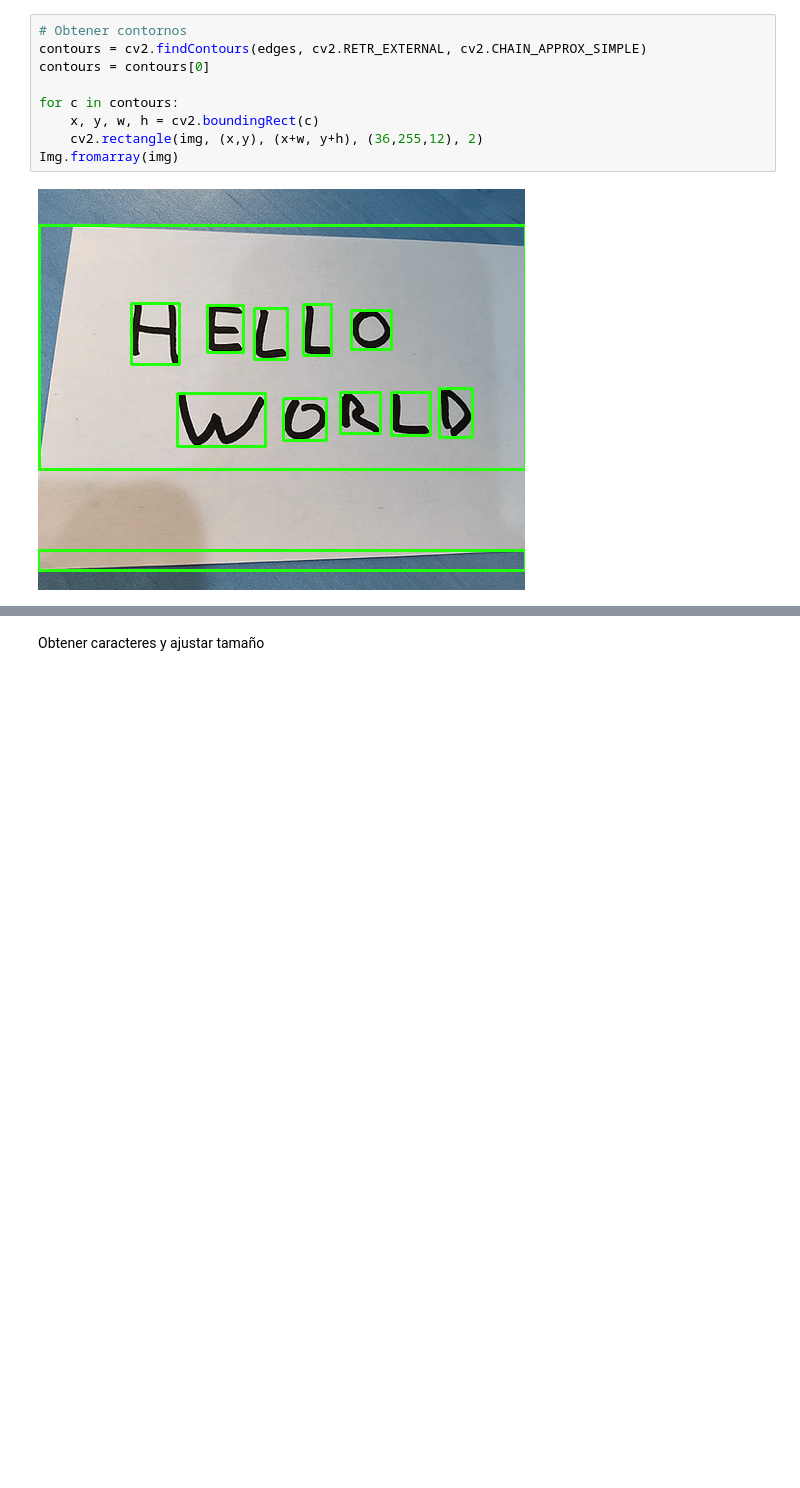
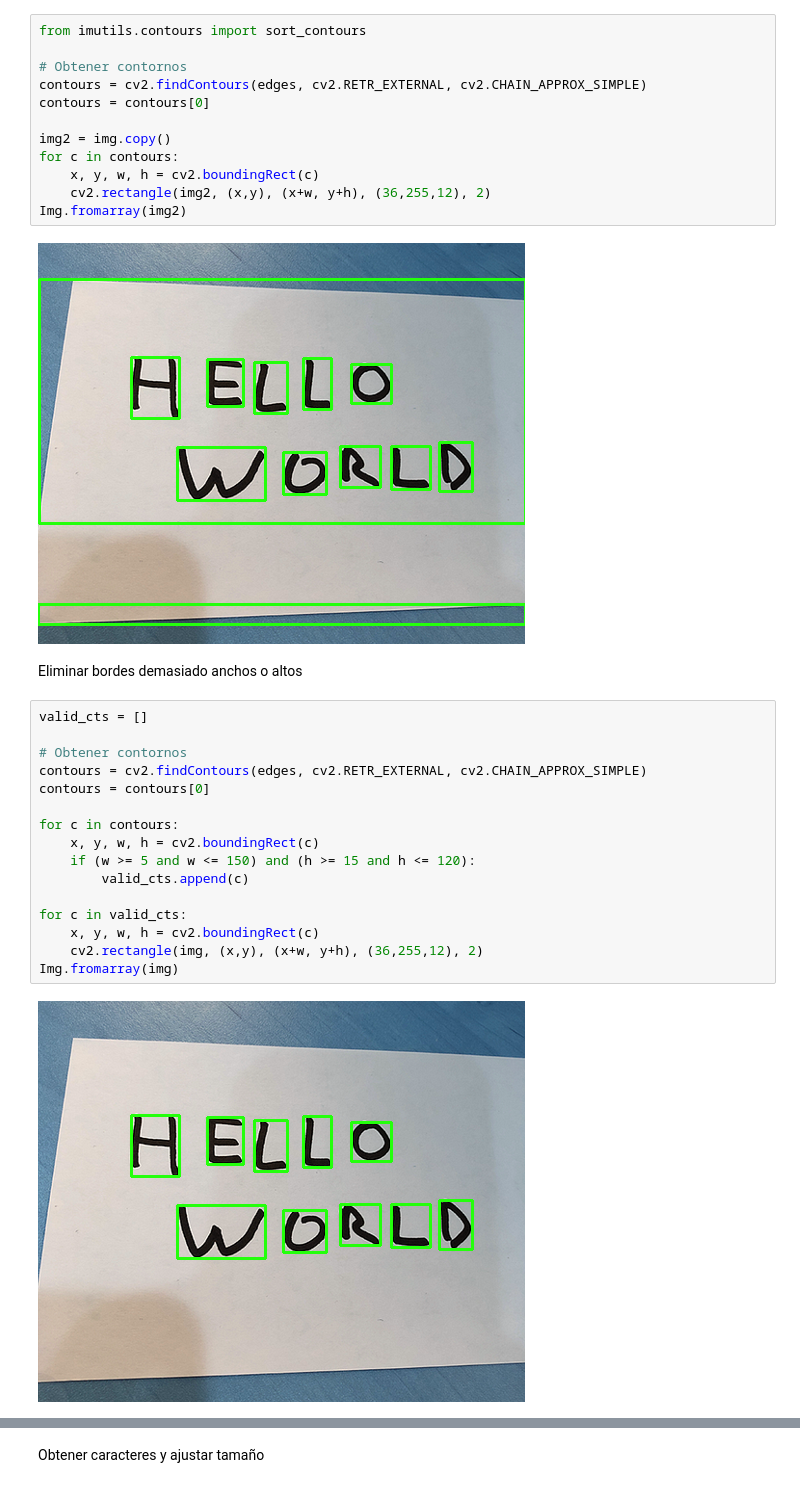
Before and after one commit to OscarRojasG/OCR, a Jupyter notebook: OCR.ipynb, the cells around one changed output, grey strips where cells are left out. Saved outputs shown, nothing was run; the diff lists cells and outputs as text; blank space fills up the shorter version.

```diff
--- a/OCR.ipynb
+++ b/OCR.ipynb
@@ -254,13 +254,36 @@ Img.fromarray(edges)
 # %% [markdown]
 Obtener contornos y dibujar bordes (solo para propósitos ilustrativos)
 # %%
+from imutils.contours import sort_contours
+
 # Obtener contornos
 contours = cv2.findContours(edges, cv2.RETR_EXTERNAL, cv2.CHAIN_APPROX_SIMPLE)
 contours = contours[0]
 
+img2 = img.copy()
 for c in contours:
     x, y, w, h = cv2.boundingRect(c)
-    cv2.rectangle(img, (x,y), (x+w, y+h), (36,255,12), 2)
-Img.fromarray(img)
+    cv2.rectangle(img2, (x,y), (x+w, y+h), (36,255,12), 2)
+Img.fromarray(img2)
 # %% [output]
 [figure]
+# %% [markdown]
+Eliminar bordes demasiado anchos o altos
+# %%
+valid_cts = []
+
+# Obtener contornos
+contours = cv2.findContours(edges, cv2.RETR_EXTERNAL, cv2.CHAIN_APPROX_SIMPLE)
+contours = contours[0]
+
+for c in contours:
+    x, y, w, h = cv2.boundingRect(c)
+    if (w >= 5 and w <= 150) and (h >= 15 and h <= 120):
+        valid_cts.append(c)
+
+for c in valid_cts:
+    x, y, w, h = cv2.boundingRect(c)
+    cv2.rectangle(img, (x,y), (x+w, y+h), (36,255,12), 2)
+Img.fromarray(img)
+# %% [output]
+[figure, added]
```
Also changed, not shown: parts of 3 cells of this notebook.
